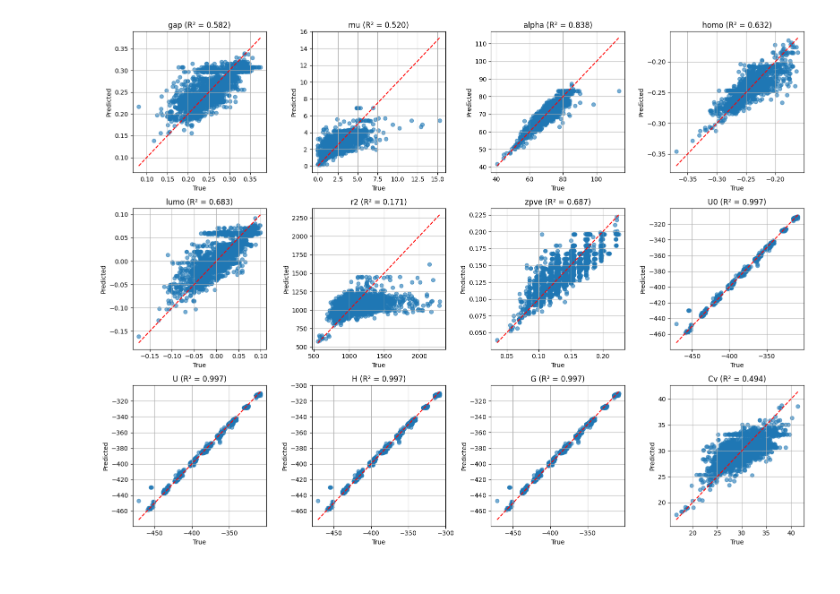
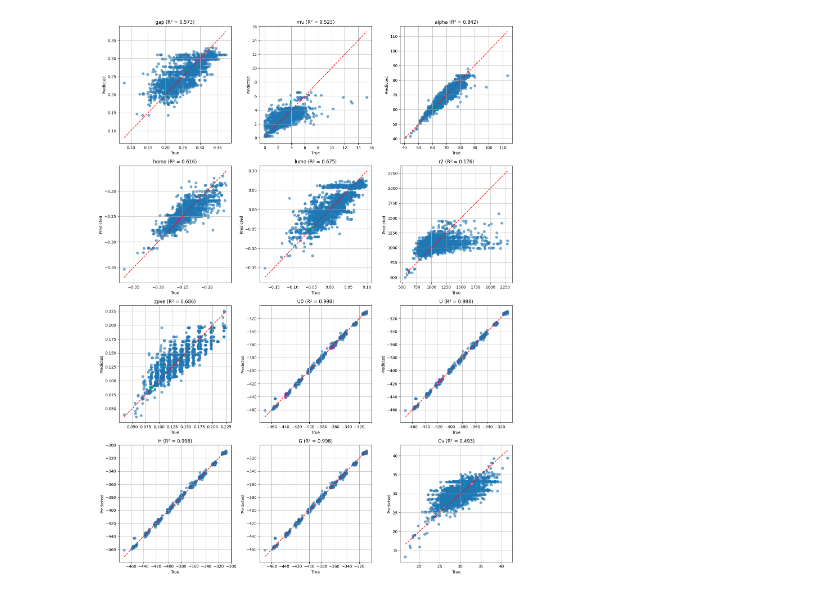
Before and after one commit to SinaGhanbarii/Prediction-of-thermodynamic-properties-based-on-functional-groups, a Jupyter notebook: notebooks/Neural Network Before Feature Engineering.ipynb, the cells around one changed output. Cells and saved outputs as stored; diff of their text form; code cells hidden in the pictures.

```diff
--- a/notebooks/Neural Network Before Feature Engineering.ipynb
+++ b/notebooks/Neural Network Before Feature Engineering.ipynb
@@ -146,42 +291,33 @@ Best hyperparameters:
 # %%
-best_batch_size = best_hps.get('batch_size') if 'batch_size' in best_hps.values else 64 # Default to 64 if not found
 # Final training on full training data
-history = best_model.fit(
+best_batch_size = final_best_hps.get('batch_size') if 'batch_size' in final_best_hps.values else 64     # Use base hyperparameter if available, otherwise default to 64
+# Final training on full training data
+history = final_model.fit(
     X_train_scaled, Y_train_scaled,
     epochs=200,
-    batch_size=best_batch_size,
-    validation_split=0.2,
+    batch_size=64,
+    validation_data=(X_val_scaled, Y_val_scaled),
     callbacks=[
-        tf.keras.callbacks.EarlyStopping('val_loss', patience=15, restore_best_weights=True),
-        tf.keras.callbacks.ReduceLROnPlateau('val_loss', factor=0.5, patience=7, min_lr=1e-6)
+        tf.keras.callbacks.EarlyStopping('val_loss', patience=15, restore_best_weights=True),   # Early stopping to prevent overfitting
+        tf.keras.callbacks.ReduceLROnPlateau('val_loss', factor=0.5, patience=7, min_lr=1e-6)   # Reduce learning rate on plateau
     ],
     verbose=1
 )
 
-# Evaluate on test set
-y_pred_scaled = best_model.predict(X_test_scaled)
+# Proper evaluation with inverse transformations
+y_pred_scaled = final_model.predict(X_test_scaled)
 
-# Inverse transform predictions for 'mu' and 'r2' and true values
+# Inverse transform predictions and true values
 Y_pred_original = scaler_Y.inverse_transform(y_pred_scaled)
 Y_test_original = scaler_Y.inverse_transform(Y_test_scaled)
 
-# Convert train and test predictions to DataFrame
+# Convert to DataFrame
 Y_pred_df = pd.DataFrame(Y_pred_original, columns=targets)
 Y_test_df = pd.DataFrame(Y_test_original, columns=targets, index=Y_te.index)
 
-# Inverse log transformation for ''mu and 'r2'
+# Inverse log transformation for specific targets
 for col in log_targets:
     Y_pred_df[col] = np.expm1(Y_pred_df[col])
     Y_test_df[col] = np.expm1(Y_test_df[col])
-
-# Evaluation of model using the defined function
-results = evaluate_all(Y_test_df.values, Y_pred_df.values, targets)
-print("\nPer-target performance:")
-print(results)
-
-overall_r2 = r2_score(Y_test_df.values, Y_pred_df.values)       # Overall R² score of the model
-overall_rmse = np.sqrt(mean_squared_error(Y_test_df.values, Y_pred_df.values))  # Overall RMSE of the model
-print(f"\nOverall R²: {overall_r2:.4f}")
-print(f"Overall RMSE: {overall_rmse:.4f}")
 # %% [output]
 Epoch 1/200
@@ -232,19 +397,19 @@ plt.show()
 # %%
-# Individual target plots
-fig, axes = plt.subplots(3, 4, figsize=(16, 12))
+# Individual parity plots per target
+fig, axes = plt.subplots(4, 3, figsize=(15, 20))
 axes = axes.flatten()
 
 for i, target in enumerate(targets):
     ax = axes[i]
     ax.scatter(Y_test_df[target], Y_pred_df[target], alpha=0.6)
     ax.plot([Y_test_df[target].min(), Y_test_df[target].max()],
             [Y_test_df[target].min(), Y_test_df[target].max()], 'r--')
     ax.set_xlabel('True')
     ax.set_ylabel('Predicted')
     ax.set_title(f'{target} (R² = {results.loc[target, "R2"]:.3f})')
     ax.grid(True)
 
 plt.tight_layout()
 plt.show()
 # %% [output]
-[figure, old version]
+[figure, new version]
```
Also changed, not shown: parts of 13 cells of this notebook, 1 other file.
